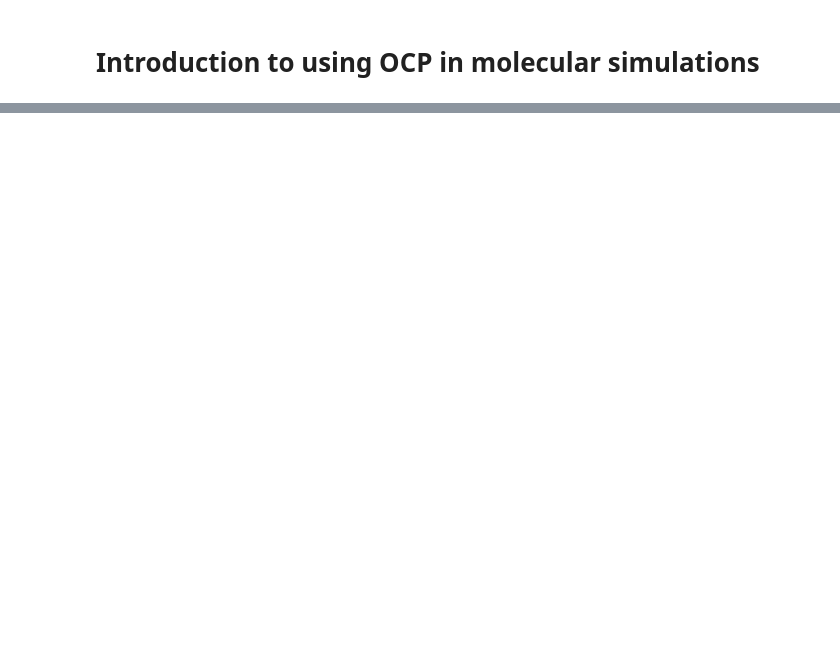
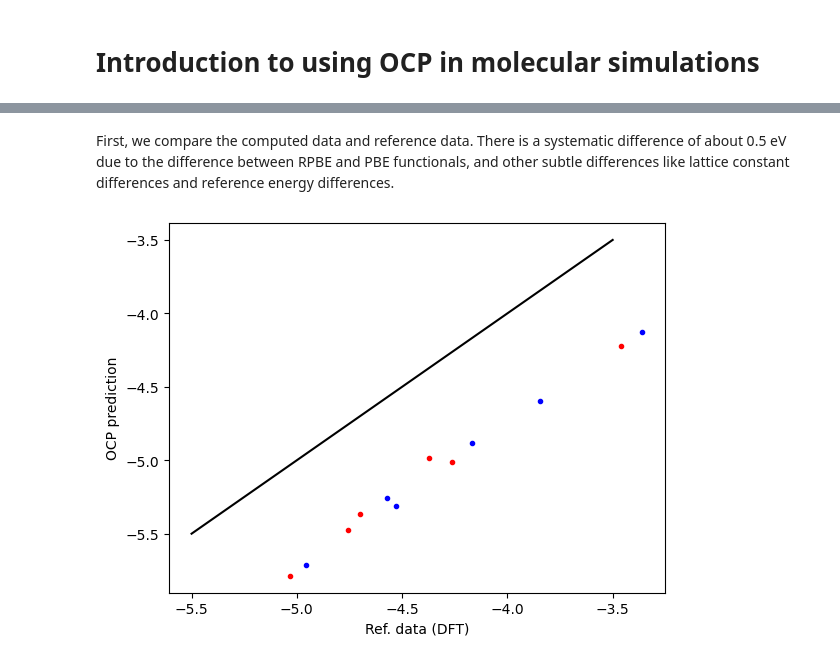
Before and after one commit to Open-Catalyst-Project/tutorial, a Jupyter notebook: ocp-tutorial/OCP-introduction.ipynb, the cells around one changed output, grey strips where cells are left out. Cells and saved outputs as stored; diff of their text form; code cells hidden in the pictures; blank space fills up the shorter version.

```diff
--- a/ocp-tutorial/OCP-introduction.ipynb
+++ b/ocp-tutorial/OCP-introduction.ipynb
@@ -72,0 +157,7 @@ BFGS:   10 16:03:43      -67.482109        0.0264
+# %%
+import json
+
+with open('energies.json') as f:
+    edata = json.load(f)
+
+edata['Pt']['O']['fcc']['0.25']
@@ -72,0 +168,5 @@ BFGS:   10 16:03:43      -67.482109        0.0264
+# %%
+with open('structures.json') as f:
+    s = json.load(f)
+
+sfcc = s['Pt']['O']['fcc']['0.25']
@@ -72,0 +175,23 @@ BFGS:   10 16:03:43      -67.482109        0.0264
+# %%
+re3 = -2.58  # O -> 1/2 O2         re3 = -2.58 eV
+
+from ase import Atoms
+
+atoms = Atoms(sfcc['symbols'],
+              positions=sfcc['pos'],
+              cell=sfcc['cell'],
+              pbc=True)
+
+atoms.set_calculator(calc)
+opt = BFGS(atoms)
+
+opt.run(fmax=0.05, steps=100)
+re2 = atoms.get_potential_energy()
+
+nO = 0
+for atom in atoms:
+    if atom.symbol == 'O':
+        nO += 1
+        re2 += re1 + re3
+
+print(re2 / nO)
@@ -72,0 +267,10 @@ BFGS:   10 16:03:43      -67.482109        0.0264
+# %% [markdown]
+First, we compare the computed data and reference data. There is a systematic difference of about 0.5 eV due to the difference between RPBE and PBE functionals, and other subtle differences like lattice constant differences and reference energy differences.
+# %%
+plt.plot(refdata['fcc'], data['fcc'], 'r.', label='fcc')
+plt.plot(refdata['hcp'], data['hcp'], 'b.', label='hcp')
+plt.plot([-5.5, -3.5], [-5.5, -3.5], 'k-')
+plt.xlabel('Ref. data (DFT)')
+plt.ylabel('OCP prediction');
+# %% [output]
+[figure, added]
```
Also changed, not shown: parts of 24 cells of this notebook, 2 other files.
